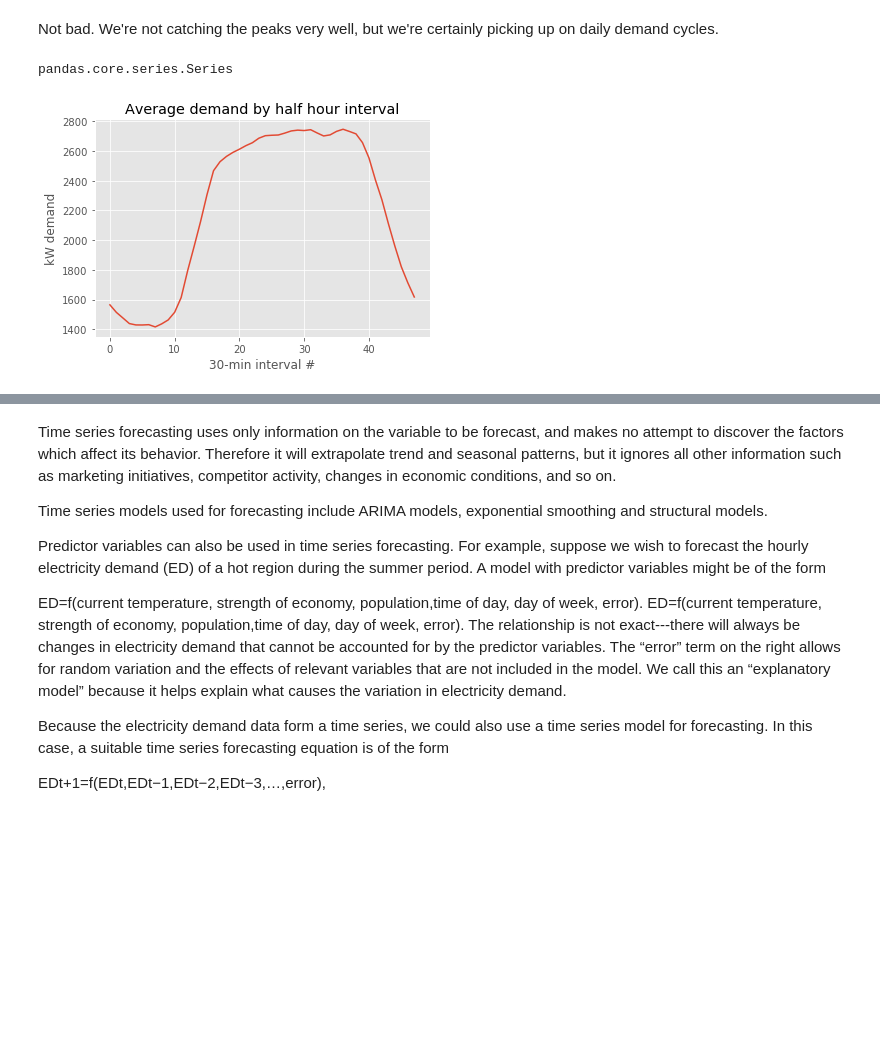
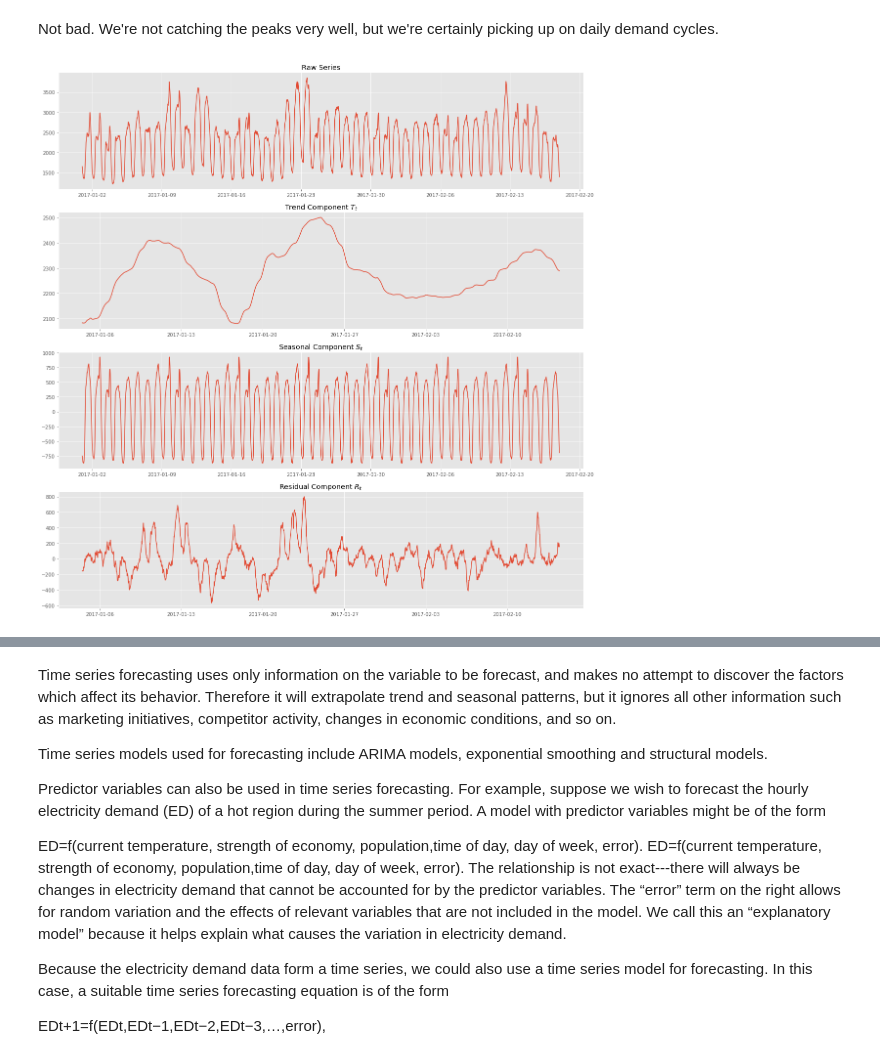
Before and after one commit to kykiefer/electric-vehicle-detection, a Jupyter notebook: time_series_exploration.ipynb, the cells around one changed output, grey strips where cells are left out. Cells and saved outputs as stored; diff of their text form; code cells hidden in the pictures; blank space fills up the shorter version.

```diff
--- a/time_series_exploration.ipynb
+++ b/time_series_exploration.ipynb
@@ -163,19 +165,21 @@ plot_hourly_trend(ax, 'Houlry regression for kW demand', demand_train)
 [figure]
 # %% [markdown]
 Not bad. We're not catching the peaks very well, but we're certainly picking up on daily demand cycles.
-# %%
-intervals = range(0,48)  # 48 half hour intervals in a day
-avg_demand_by_tod = []
-for i in intervals:
-    inter = interval_data[i::48]
-    avg_demand_by_tod.append(sum(inter)/len(inter))
-
-plt.plot(intervals, half_hour_avg_charging)
-plt.title('Average demand by half hour interval')
-plt.ylabel('kW demand')
-plt.xlabel('30-min interval #')
-
-type(interval_data)
-# %% [output]
-pandas.core.series.Series
-[figure, removed]
+# %%
+demand_decomposition = sm.tsa.seasonal_decompose(demand_train, freq=336)
+# %%
+def plot_seasonal_decomposition(axs, series, sd):
+    axs[0].plot(series.index, series)
+    axs[0].set_title("Raw Series")
+    axs[1].plot(series.index, sd.trend)
+    axs[1].set_title("Trend Component $T_t$")
+    axs[2].plot(series.index, sd.seasonal)
+    axs[2].set_title("Seasonal Component $S_t$")
+    axs[3].plot(series.index, sd.resid)
+    axs[3].set_title("Residual Component $R_t$")
+# %%
+fig, axs = plt.subplots(4, figsize=(16, 16))
+plot_seasonal_decomposition(axs, demand_train, demand_decomposition)
+plt.tight_layout()
+# %% [output]
+[figure, added]
```
Also changed, not shown: parts of 6 cells of this notebook.
